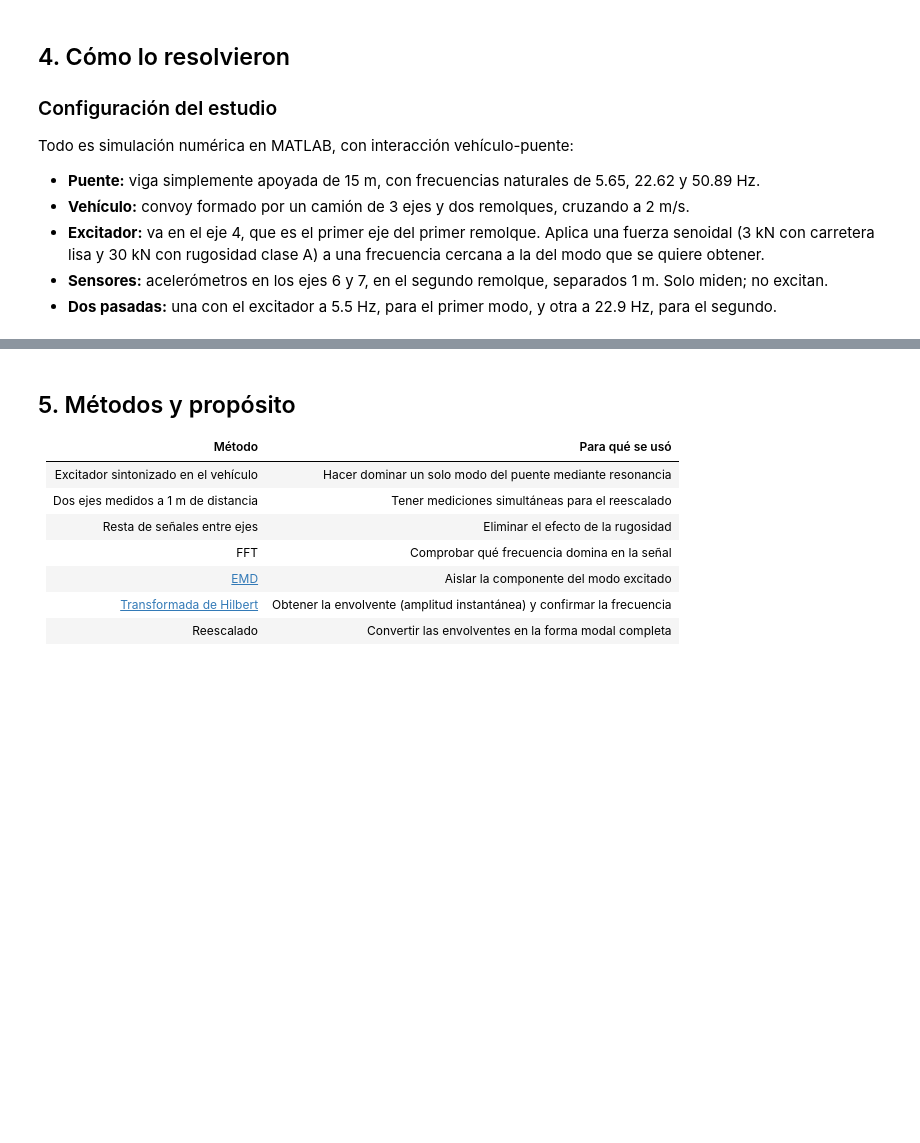
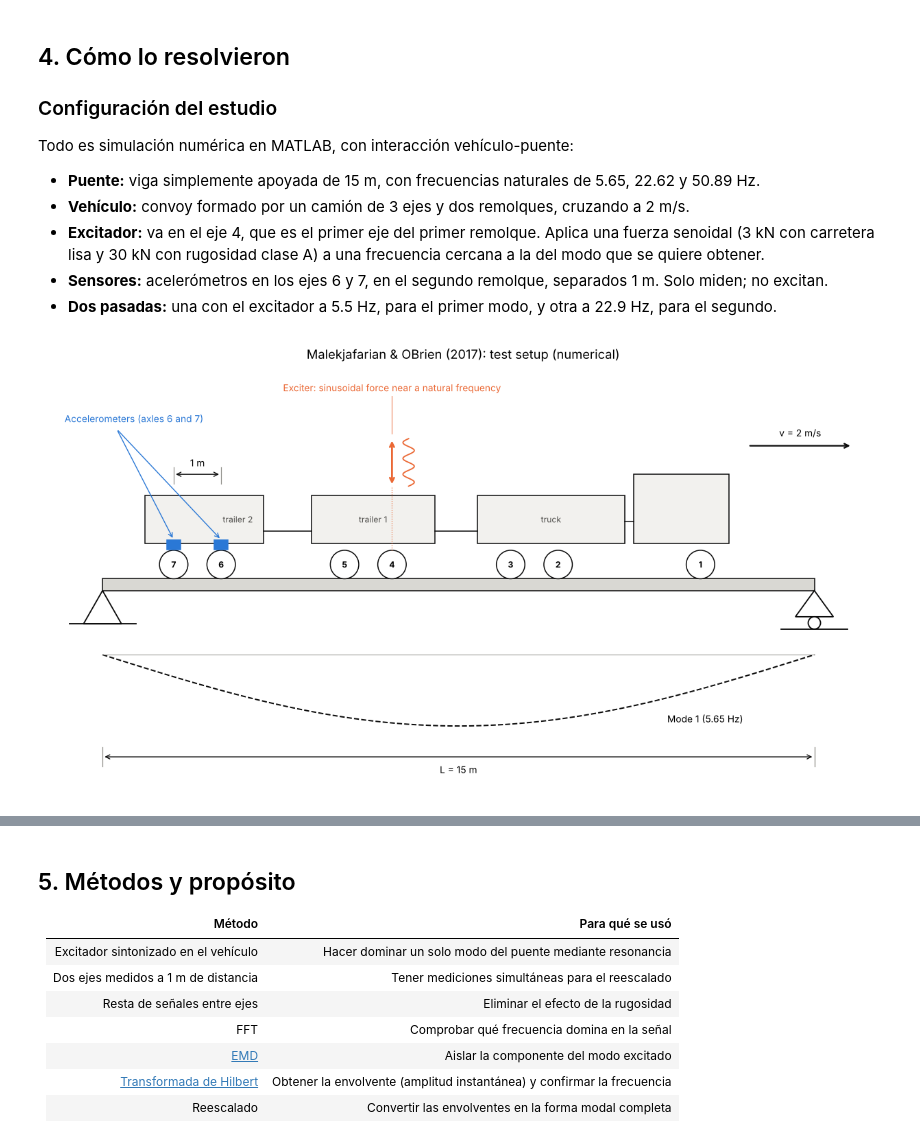
Before and after one commit to 25adiaz-apps/assignment-3-machine-learning, a Jupyter notebook: literature-review/revision-papers/resumenes_papers.ipynb, the cells around one changed output, grey strips where cells are left out. Drawn from its saved outputs; the diff is of its cells as text; code cells hidden in the pictures; blank space fills up the shorter version.

```diff
--- a/literature-review/revision-papers/resumenes_papers.ipynb
+++ b/literature-review/revision-papers/resumenes_papers.ipynb
@@ -37,3 +61,95 @@ Todo es simulación numérica en MATLAB, con interacción vehículo-puente:
 - **Excitador:** va en el eje 4, que es el primer eje del primer remolque. Aplica una fuerza senoidal (3 kN con carretera lisa y 30 kN con rugosidad clase A) a una frecuencia cercana a la del modo que se quiere obtener.
 - **Sensores:** acelerómetros en los ejes 6 y 7, en el segundo remolque, separados 1 m. Solo miden; no excitan.
 - **Dos pasadas:** una con el excitador a 5.5 Hz, para el primer modo, y otra a 22.9 Hz, para el segundo.
+# %%
+# Figure 1: test setup (schematic, not to scale except the 1 m axle spacing 6-7)
+L = 15.0
+fig, ax = plt.subplots(figsize=(12, 6.2))
+
+# --- Bridge deck and supports ---
+ax.add_patch(patches.Rectangle((0, -0.25), L, 0.25, facecolor="#d9d8d3", edgecolor=COLOR_TRUE, lw=1))
+ax.add_patch(patches.Polygon([(0, -0.25), (-0.4, -0.95), (0.4, -0.95)], closed=True,
+                             facecolor="white", edgecolor=COLOR_TRUE, lw=1.2))            # pin
+ax.add_patch(patches.Polygon([(L, -0.25), (L - 0.4, -0.8), (L + 0.4, -0.8)], closed=True,
+                             facecolor="white", edgecolor=COLOR_TRUE, lw=1.2))            # roller
+ax.add_patch(patches.Circle((L, -0.93), 0.13, facecolor="white", edgecolor=COLOR_TRUE, lw=1.2))
+ax.plot([-0.7, 0.7], [-0.95, -0.95], color=COLOR_TRUE, lw=1.2)
+ax.plot([L - 0.7, L + 0.7], [-1.06, -1.06], color=COLOR_TRUE, lw=1.2)
+
+# --- Vehicle: axle positions (m); driving direction to the right ---
+axles = {7: 1.5, 6: 2.5, 5: 5.1, 4: 6.1, 3: 8.6, 2: 9.6, 1: 12.6}
+wheel_r = 0.3
+bodies = [(0.9, 3.4, 1.0), (4.4, 7.0, 1.0), (7.9, 11.0, 1.0)]   # (x0, x1, height)
+for x0, x1, h in bodies:
+    ax.add_patch(patches.Rectangle((x0, 0.75), x1 - x0, h, facecolor="#f2f1ee",
+                                   edgecolor=COLOR_TRUE, lw=1))
+ax.add_patch(patches.Rectangle((11.2, 0.75), 2.0, 1.45, facecolor="#f2f1ee",
+                               edgecolor=COLOR_TRUE, lw=1))                           # truck cab
+ax.plot([11.0, 11.2], [1.2, 1.2], color=COLOR_TRUE, lw=1)
+ax.plot([3.4, 4.4], [1.0, 1.0], color=COLOR_TRUE, lw=1)                                  # couplings
+ax.plot([7.0, 7.9], [1.0, 1.0], color=COLOR_TRUE, lw=1)
+for name, (x0, x1, _) in zip(["trailer 2", "trailer 1", "truck"], bodies):
+    label_x = x1 - 0.55 if name == "trailer 2" else (x0 + x1) / 2   # keep clear of sensor arrows
+    ax.text(label_x, 1.25, name, ha="center", va="center", fontsize=8, color="#52514e")
+
+for n, x in axles.items():
+    ax.add_patch(patches.Circle((x, wheel_r), wheel_r, facecolor="white", edgecolor=COLOR_TRUE, lw=1))
+    ax.text(x, wheel_r, str(n), ha="center", va="center", fontsize=8, fontweight="bold")
+
+# --- 1 m spacing between axles 6 and 7 ---
+for n in (6, 7):
+    ax.plot([axles[n]] * 2, [2.0, 2.35], color=COLOR_SIGNAL, lw=0.8)
+ax.annotate("", xy=(axles[7], 2.2), xytext=(axles[6], 2.2),
+            arrowprops=dict(arrowstyle="<->", color=COLOR_TRUE, lw=0.9))
+ax.text((axles[6] + axles[7]) / 2, 2.32, "1 m", ha="center", va="bottom", fontsize=9)
+
+# --- Accelerometers on axles 6 and 7 ---
+for n in (6, 7):
+    ax.add_patch(patches.Rectangle((axles[n] - 0.14, 0.62), 0.28, 0.2, facecolor=COLOR_1,
+                                   edgecolor=COLOR_1))
+ax.text(-0.8, 3.25, "Accelerometers (axles 6 and 7)", fontsize=9, color=COLOR_1, ha="left",
+        va="bottom")
+for n in (7, 6):
+    ax.annotate("", xy=(axles[n], 0.82), xytext=(0.3, 3.15),
+                arrowprops=dict(arrowstyle="->", color=COLOR_1, lw=0.9))
+
+# --- Exciter on axle 4: double vertical arrow + small sine trace ---
+x4 = axles[4]
+ax.annotate("", xy=(x4, 2.95), xytext=(x4, 1.95),
+            arrowprops=dict(arrowstyle="<->", color=COLOR_2, lw=1.8))
+sine_y = np.linspace(1.95, 2.95, 60)
+ax.plot(x4 + 0.35 + 0.12 * np.sin(2 * np.pi * 3 * (sine_y - 1.95)), sine_y, color=COLOR_2, lw=1.2)
+ax.plot([x4, x4], [0.6, 1.95], color=COLOR_2, lw=0.8, ls=":")
+ax.text(x4, 3.9, "Exciter: sinusoidal force near a natural frequency", ha="center",
+        va="bottom", fontsize=9, color=COLOR_2)
+ax.plot([x4, x4], [3.05, 3.85], color=COLOR_2, lw=0.6)
+
+# --- Direction of travel ---
+ax.annotate("", xy=(15.8, 2.8), xytext=(13.6, 2.8),
+            arrowprops=dict(arrowstyle="->", color=COLOR_TRUE, lw=1.5))
+ax.text(14.7, 2.95, "v = 2 m/s", ha="center", va="bottom", fontsize=9)
+
+# --- Mode 1 shape (exaggerated) below the deck ---
+x_shape = np.linspace(0, L, 200)
+base = -1.6
+ax.plot(x_shape, base - 1.5 * np.sin(np.pi * x_shape / L), "--", color=COLOR_TRUE, lw=1.3)
+ax.plot([0, L], [base, base], color=COLOR_SIGNAL, lw=0.6)
+ax.text(11.9, -2.95, "Mode 1 (5.65 Hz)", fontsize=9, ha="left", va="center")
+
+# --- Span dimension ---
+ax.annotate("", xy=(0, -3.75), xytext=(L, -3.75),
+            arrowprops=dict(arrowstyle="<->", color=COLOR_TRUE, lw=0.9))
+for x in (0, L):
+    ax.plot([x, x], [-3.55, -3.95], color=COLOR_SIGNAL, lw=0.8)
+ax.text(L / 2, -3.9, "L = 15 m", ha="center", va="top", fontsize=9)
+
+ax.set_xlim(-1.2, 16.4)
+ax.set_ylim(-4.5, 4.5)
+ax.set_aspect("equal")
+ax.axis("off")
+ax.set_title("Malekjafarian & OBrien (2017): test setup (numerical)")
+fig.tight_layout()
+fig.savefig(FIG_DIR / "malekjafarian_obrien_2017_fig1_setup.png", dpi=150, bbox_inches="tight")
+plt.show()
+# %% [output]
+[figure, added]
```
Also changed, not shown: parts of 8 cells of this notebook, 5 other files.
